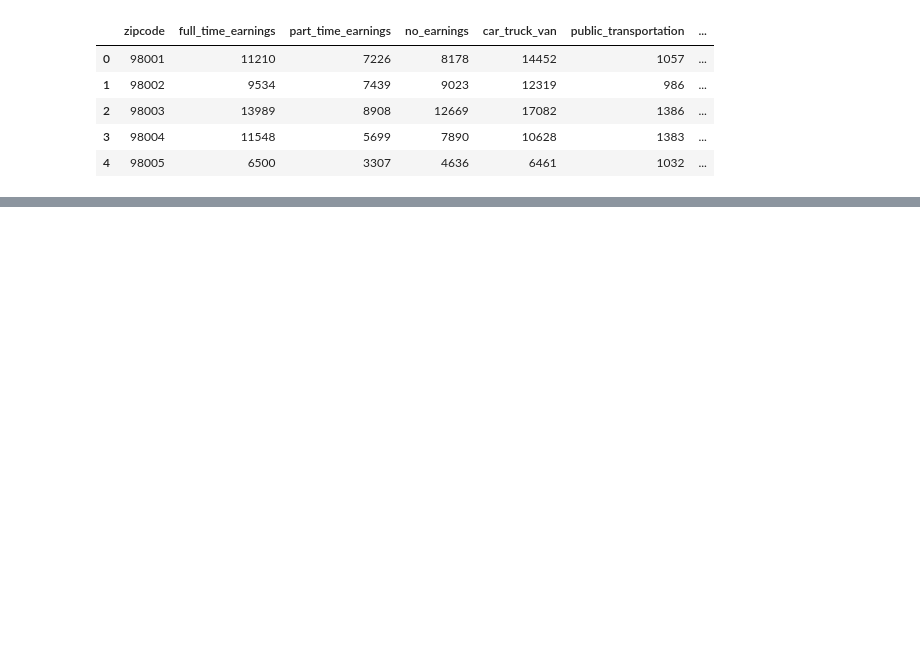
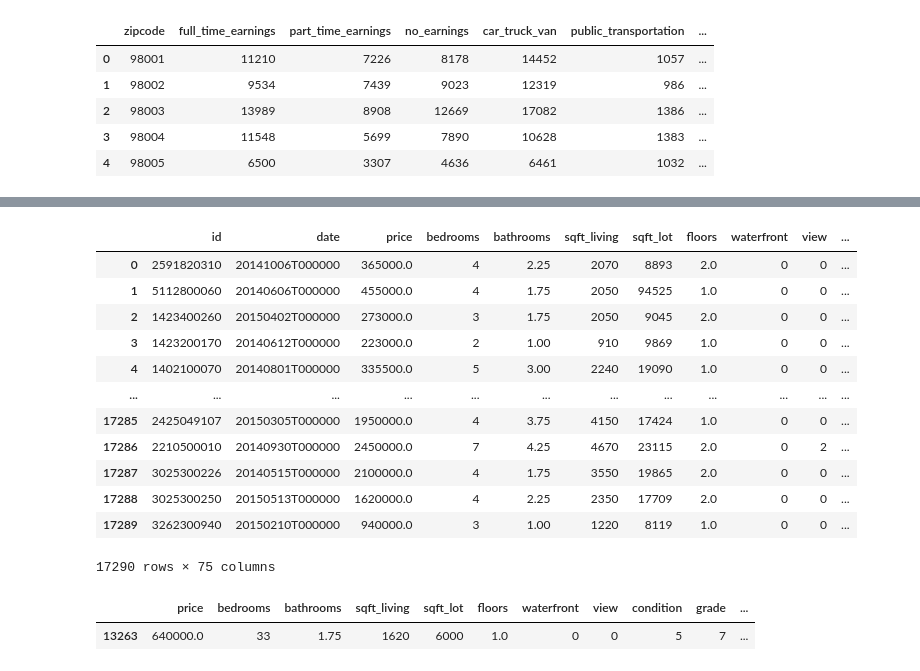
Before and after one commit to dorjeys3/King_County_Real_Estate, a Jupyter notebook: Book 4 Adding more data.ipynb, the cells around one changed output, grey strips where cells are left out. Drawn from its saved outputs; the diff is of its cells as text; code cells hidden in the pictures; blank space fills up the shorter version.

```diff
--- a/Book 4 Adding more data.ipynb
+++ b/Book 4 Adding more data.ipynb
@@ -21,11 +21,11 @@ extra = pd.read_csv("zip_code_extra_data.csv", index_col = 0)
 # %%
-# def filled_data(df,df2):
-#     index=df.loc[df.bedrooms == 0].index.to_list()
-#     df.drop(df.index[[index]], inplace=True)
-#     frames= [df, df2]
-#     train = pd.concat(frames)
-#     return train
-# sales=filled_data(sales,filledrooms)
+def filled_data(df,df2):
+    index=df.loc[df.bedrooms == 0].index.to_list()
+    df.drop(df.index[[index]], inplace=True)
+    frames= [df, df2]
+    train = pd.concat(frames)
+    return train
+sales=filled_data(sales,filledrooms)
 # %%
 print(sales.shape)
 sales.head()
@@ -80,0 +86,16 @@ extra.tail()
+# %%
+training_data
+# %% [output]
+|  | id | date | price | bedrooms | bathrooms | sqft_living | sqft_lot | floors | waterfront | view | ... |
+| 0 | 2591820310 | 20141006T000000 | 365000.0 | 4 | 2.25 | 2070 | 8893 | 2.0 | 0 | 0 | ... |
+| 1 | 5112800060 | 20140606T000000 | 455000.0 | 4 | 1.75 | 2050 | 94525 | 1.0 | 0 | 0 | ... |
+| 2 | 1423400260 | 20150402T000000 | 273000.0 | 3 | 1.75 | 2050 | 9045 | 2.0 | 0 | 0 | ... |
+| 3 | 1423200170 | 20140612T000000 | 223000.0 | 2 | 1.00 | 910 | 9869 | 1.0 | 0 | 0 | ... |
+| 4 | 1402100070 | 20140801T000000 | 335500.0 | 5 | 3.00 | 2240 | 19090 | 1.0 | 0 | 0 | ... |
+| ... | ... | ... | ... | ... | ... | ... | ... | ... | ... | ... | ... |
+| 17285 | 2425049107 | 20150305T000000 | 1950000.0 | 4 | 3.75 | 4150 | 17424 | 1.0 | 0 | 0 | ... |
+| 17286 | 2210500010 | 20140930T000000 | 2450000.0 | 7 | 4.25 | 4670 | 23115 | 2.0 | 0 | 2 | ... |
+| 17287 | 3025300226 | 20140515T000000 | 2100000.0 | 4 | 1.75 | 3550 | 19865 | 2.0 | 0 | 0 | ... |
+| 17288 | 3025300250 | 20150513T000000 | 1620000.0 | 4 | 2.25 | 2350 | 17709 | 2.0 | 0 | 0 | ... |
+| 17289 | 3262300940 | 20150210T000000 | 940000.0 | 3 | 1.00 | 1220 | 8119 | 1.0 | 0 | 0 | ... |
+17290 rows × 75 columns
@@ -80,0 +105,5 @@ extra.tail()
+# %%
+training_data[training_data["bedrooms"]== 33]
+# %% [output]
+|  | price | bedrooms | bathrooms | sqft_living | sqft_lot | floors | waterfront | view | condition | grade | ... |
+| 13263 | 640000.0 | 33 | 1.75 | 1620 | 6000 | 1.0 | 0 | 0 | 5 | 7 | ... |
```
Also changed, not shown: parts of 7 cells of this notebook, 5 other files.
